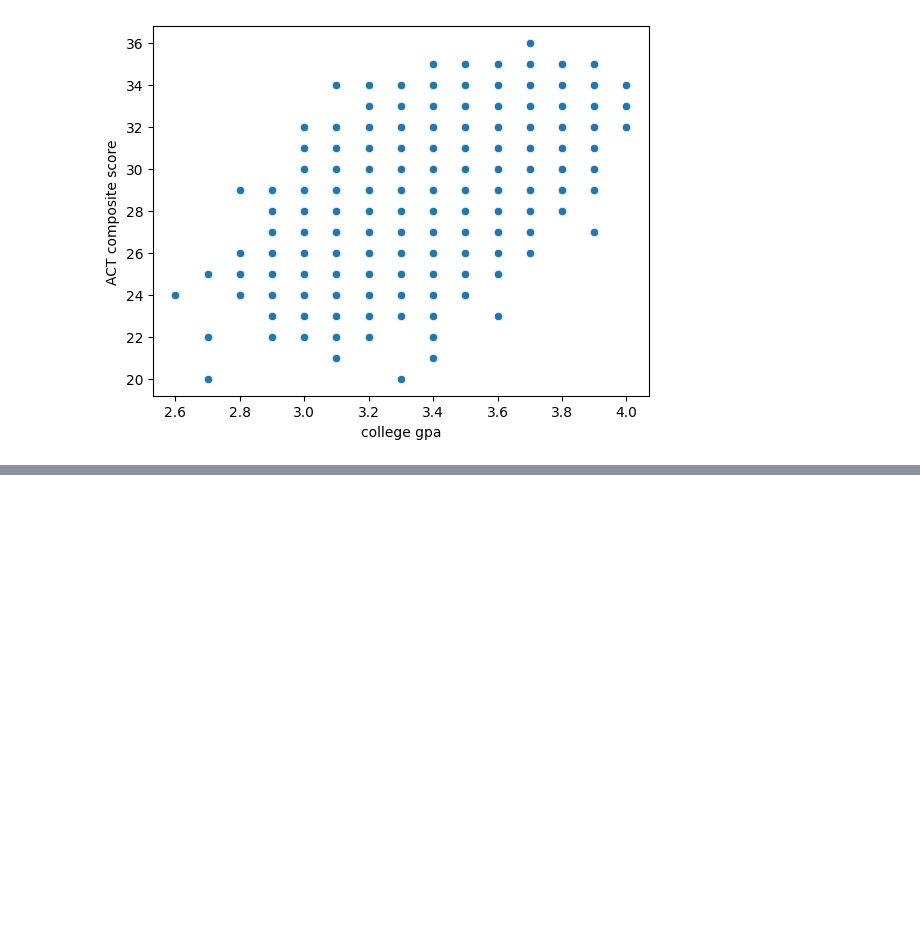
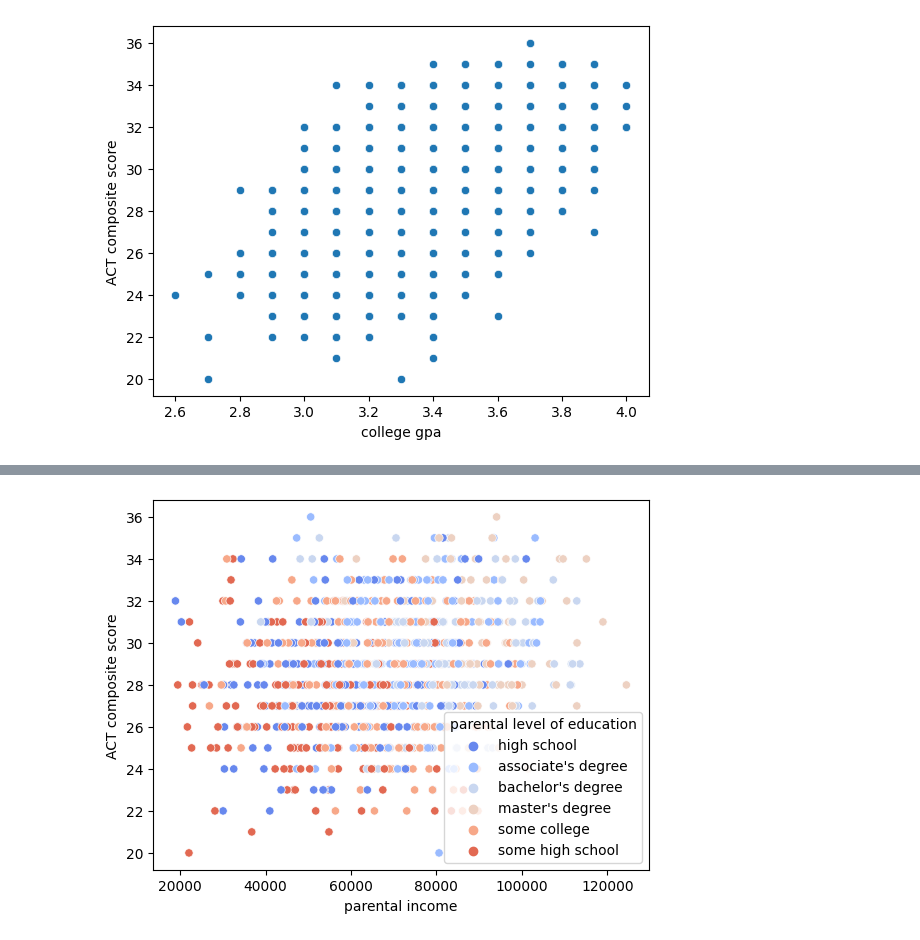
Before and after one commit to DurangoFon/Graduation_ratio_ML, a Jupyter notebook: 01_graduation_ratio_(monovariable_analysis).ipynb, the cells around one changed output, grey strips where cells are left out. Cells and saved outputs as stored; diff of their text form; code cells hidden in the pictures; blank space fills up the shorter version.

```diff
--- a/01_graduation_ratio_(monovariable_analysis).ipynb
+++ b/01_graduation_ratio_(monovariable_analysis).ipynb
@@ -91,0 +107,5 @@ plt.show()
+# %%
+sns.scatterplot(data= df,x='parental income', y='ACT composite score',hue='parental level of education',palette='coolwarm')
+plt.show()
+# %% [output]
+[figure, added]
```
Also changed, not shown: parts of 3 cells of this notebook, 2 other files.
